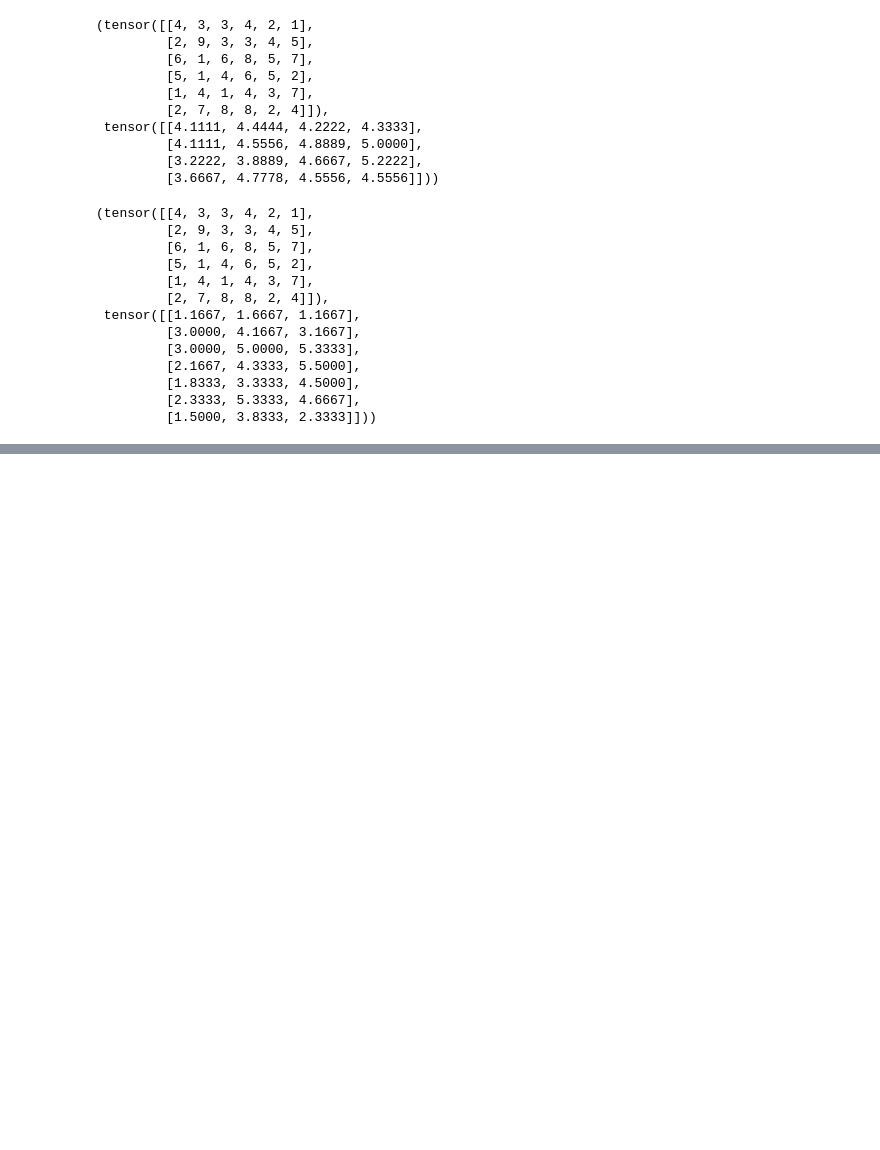
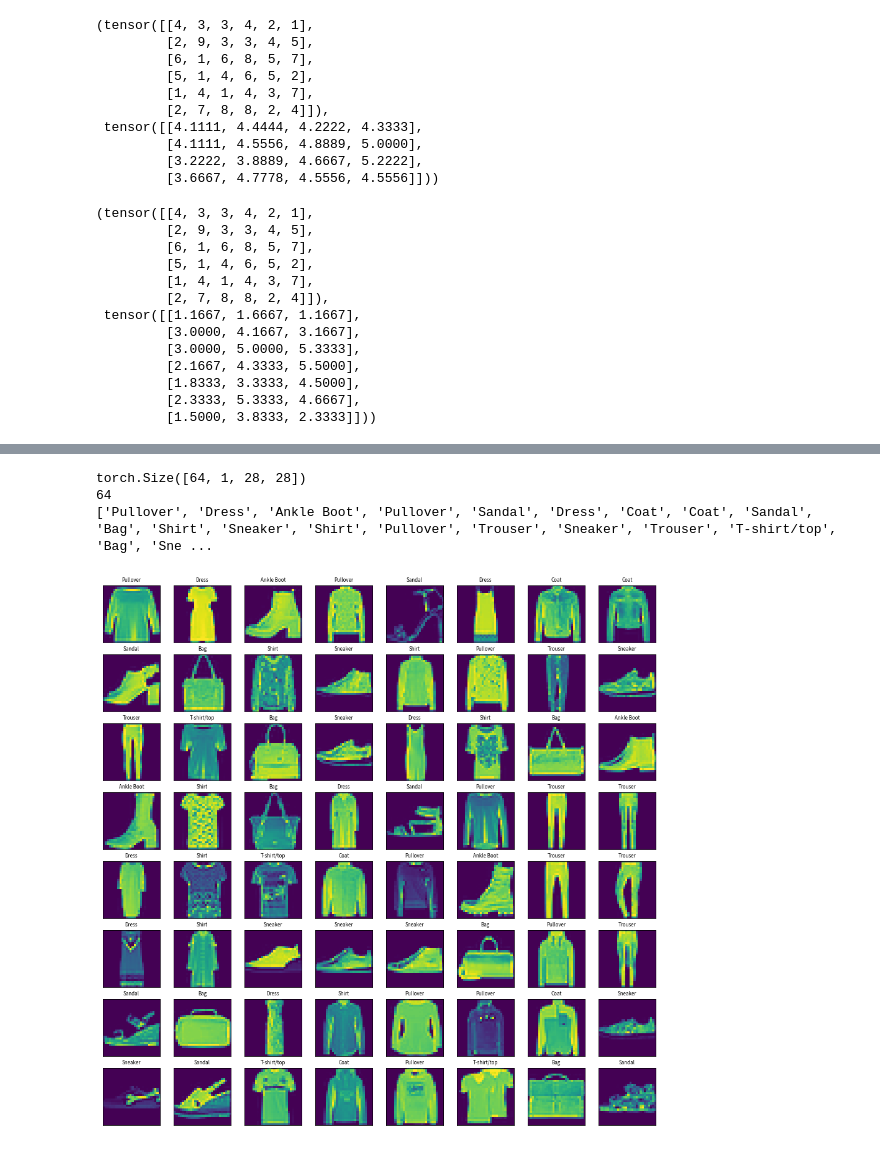
Before and after one commit to minlik/coggle, a Jupyter notebook: pytorch_and_cv.ipynb, the cells around one changed output, grey strips where cells are left out. Saved outputs shown, nothing was run; the diff lists cells and outputs as text; code cells hidden in the pictures; blank space fills up the shorter version.

```diff
--- a/pytorch_and_cv.ipynb
+++ b/pytorch_and_cv.ipynb
@@ -444,0 +622,38 @@ inputs, outputs
+# %%
+# load data
+transform = transforms.Compose([
+    transforms.ToTensor(),
+    transforms.Normalize((.5,), (.5,))
+])
+
+trainset = datasets.FashionMNIST('~/.pytorch/', download=False, train=True, transform=transform)
+testset = datasets.FashionMNIST('~/.pytorch/', download=False, train=False, transform=transform)
+train_loader = DataLoader(trainset, batch_size=64, shuffle=True)
+test_loader = DataLoader(testset, batch_size=64)
+# %%
+import matplotlib.pyplot as plt
+import numpy as np
+%matplotlib inline
+
+labels = ['T-shirt/top','Trouser','Pullover','Dress','Coat','Sandal','Shirt','Sneaker','Bag','Ankle Boot']
+for x, y in train_loader:
+    print(x.shape)
+    print(len(y))
+    print([labels[yi] for yi in y])
+    break
+# %% [output]
+torch.Size([64, 1, 28, 28])
+64
+['Pullover', 'Dress', 'Ankle Boot', 'Pullover', 'Sandal', 'Dress', 'Coat', 'Coat', 'Sandal', 'Bag', 'Shirt', 'Sneaker', 'Shirt', 'Pullover', 'Trouser', 'Sneaker', 'Trouser', 'T-shirt/top', 'Bag', 'Sne ...
+# %%
+fig, axes = plt.subplots(8, 8, figsize=(16,16))
+for i in range(8):
+    for j in range(8):
+        ax = axes[i, j]
+        ax.imshow(x[i*8+j].squeeze())
+        ax.set_title(labels[y[i*8+j]], fontsize=8)
+        ax.set_xticks([])
+        ax.set_yticks([])
+plt.show()
+# %% [output]
+[figure, added]
```
Also changed, not shown: parts of 16 cells of this notebook, 2 other files.
